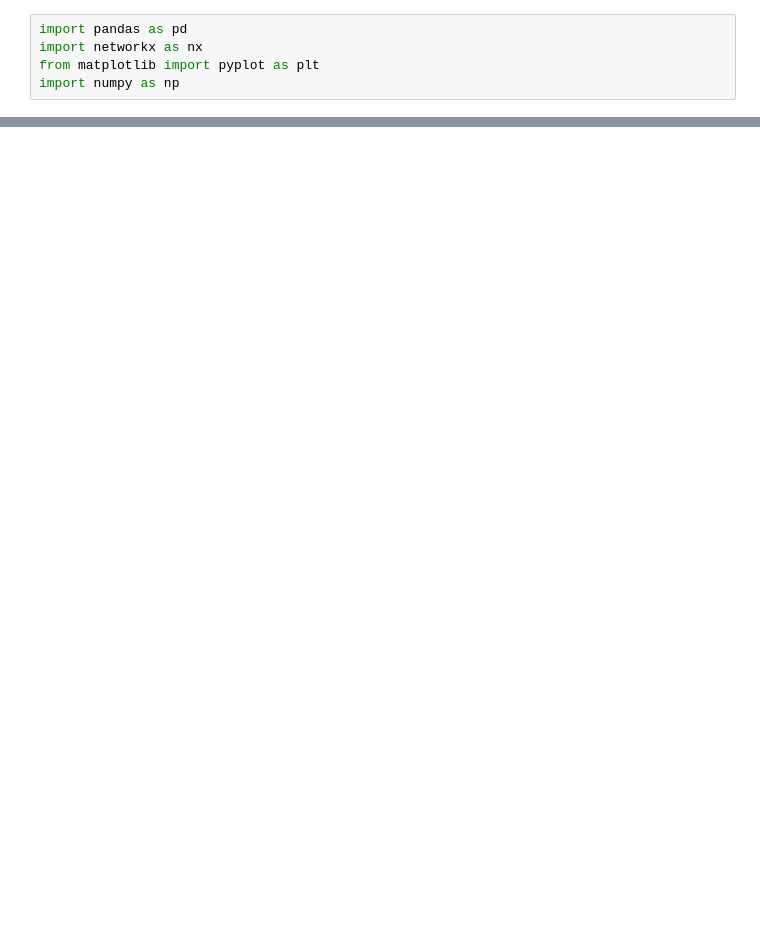
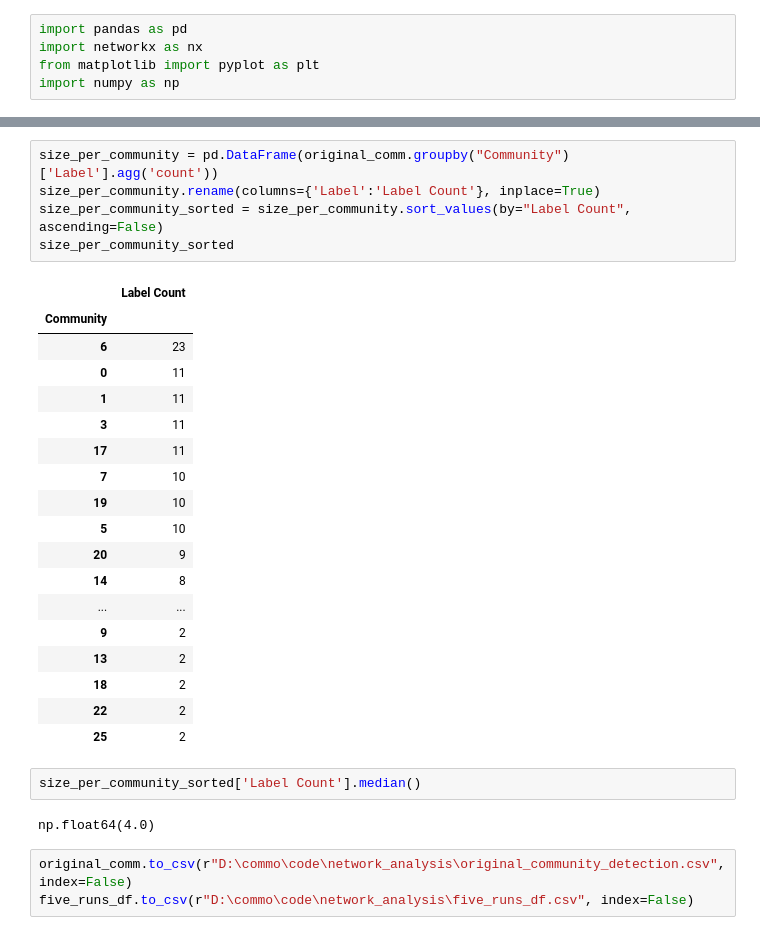
Before and after one commit to Mona212004/sna_trader_financier_lawyer, a Jupyter notebook: network_analysis/network_analysis.ipynb, the cells around one changed output, grey strips where cells are left out. Drawn from its saved outputs; the diff is of its cells as text; blank space fills up the shorter version.

```diff
--- a/network_analysis/network_analysis.ipynb
+++ b/network_analysis/network_analysis.ipynb
@@ -123,3 +155,34 @@ Community 27 (2 nodes):
+# %%
+size_per_community = pd.DataFrame(original_comm.groupby("Community")['Label'].agg('count'))
+size_per_community.rename(columns={'Label':'Label Count'}, inplace=True)
+size_per_community_sorted = size_per_community.sort_values(by="Label Count", ascending=False)
+size_per_community_sorted
+# %% [output]
+|  | Label Count |
+| Community |  |
+| 6 | 23 |
+| 0 | 11 |
+| 1 | 11 |
+| 3 | 11 |
+| 17 | 11 |
+| 7 | 10 |
+| 19 | 10 |
+| 5 | 10 |
+| 20 | 9 |
+| 14 | 8 |
+| ... | ... |
+| 9 | 2 |
+| 13 | 2 |
+| 18 | 2 |
+| 22 | 2 |
+| 25 | 2 |
+# %%
+size_per_community_sorted['Label Count'].median()
+# %% [output]
+np.float64(4.0)
+# %%
+original_comm.to_csv(r"D:\commo\code\network_analysis\original_community_detection.csv", index=False)
+five_runs_df.to_csv(r"D:\commo\code\network_analysis\five_runs_df.csv", index=False)
 # %%
 # create a directed graph
 DG = nx.DiGraph()
```
Also changed, not shown: parts of 15 cells of this notebook, 18 other files.
